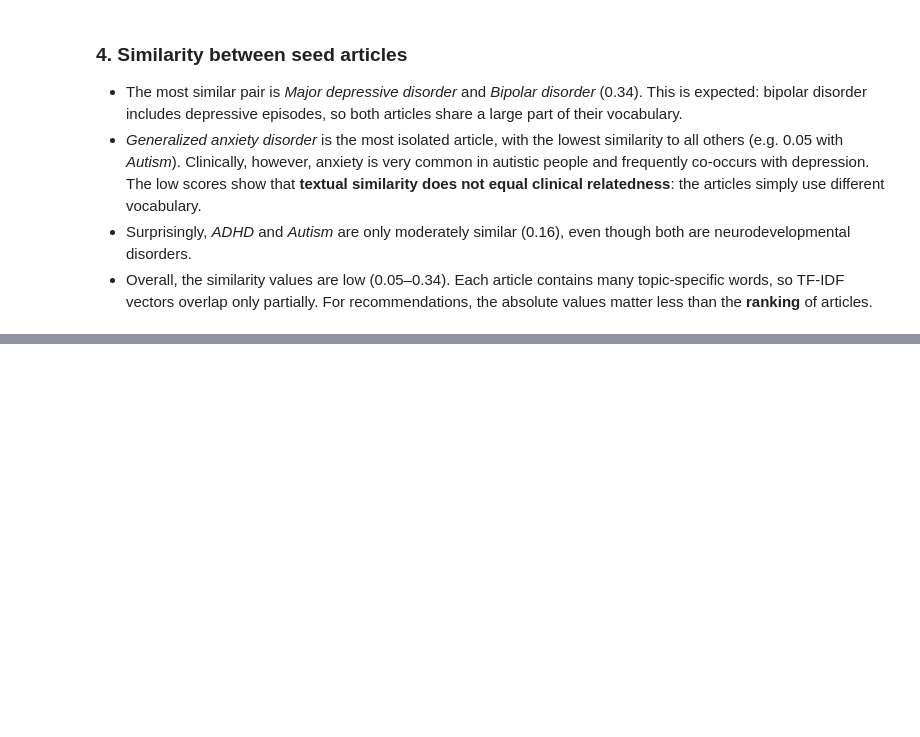
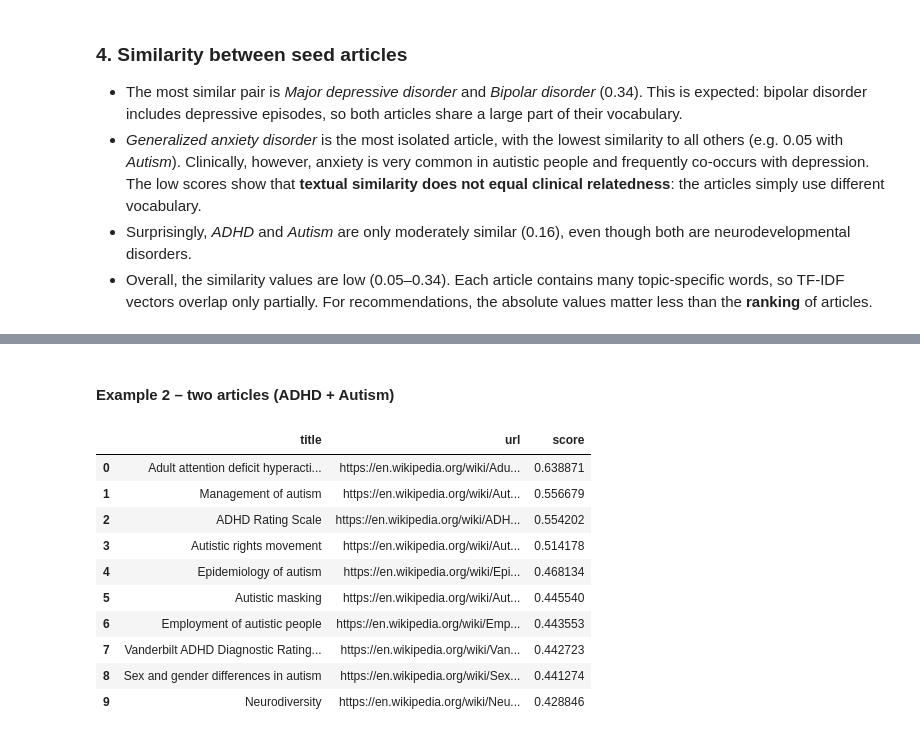
Before and after one commit to NegativePlayeer/Information-Retrival-Project---Wikipedia-recommender-system, a Jupyter notebook: api/notebooks/report.ipynb, the cells around one changed output, grey strips where cells are left out. Cells and saved outputs as stored; diff of their text form; code cells hidden in the pictures; blank space fills up the shorter version.

```diff
--- a/api/notebooks/report.ipynb
+++ b/api/notebooks/report.ipynb
@@ -244,0 +284,16 @@ fig.show()
+# %% [markdown]
+#### Example 2 – two articles (ADHD + Autism)
+# %%
+recommender.recommend(["Attention deficit hyperactivity disorder", "Autism"])
+# %% [output]
+|  | title | url | score |
+| 0 | Adult attention deficit hyperacti... | https://en.wikipedia.org/wiki/Adu... | 0.638871 |
+| 1 | Management of autism | https://en.wikipedia.org/wiki/Aut... | 0.556679 |
+| 2 | ADHD Rating Scale | https://en.wikipedia.org/wiki/ADH... | 0.554202 |
+| 3 | Autistic rights movement | https://en.wikipedia.org/wiki/Aut... | 0.514178 |
+| 4 | Epidemiology of autism | https://en.wikipedia.org/wiki/Epi... | 0.468134 |
+| 5 | Autistic masking | https://en.wikipedia.org/wiki/Aut... | 0.445540 |
+| 6 | Employment of autistic people | https://en.wikipedia.org/wiki/Emp... | 0.443553 |
+| 7 | Vanderbilt ADHD Diagnostic Rating... | https://en.wikipedia.org/wiki/Van... | 0.442723 |
+| 8 | Sex and gender differences in autism | https://en.wikipedia.org/wiki/Sex... | 0.441274 |
+| 9 | Neurodiversity | https://en.wikipedia.org/wiki/Neu... | 0.428846 |
```
Also changed, not shown: parts of 9 cells of this notebook, 1 other file.
